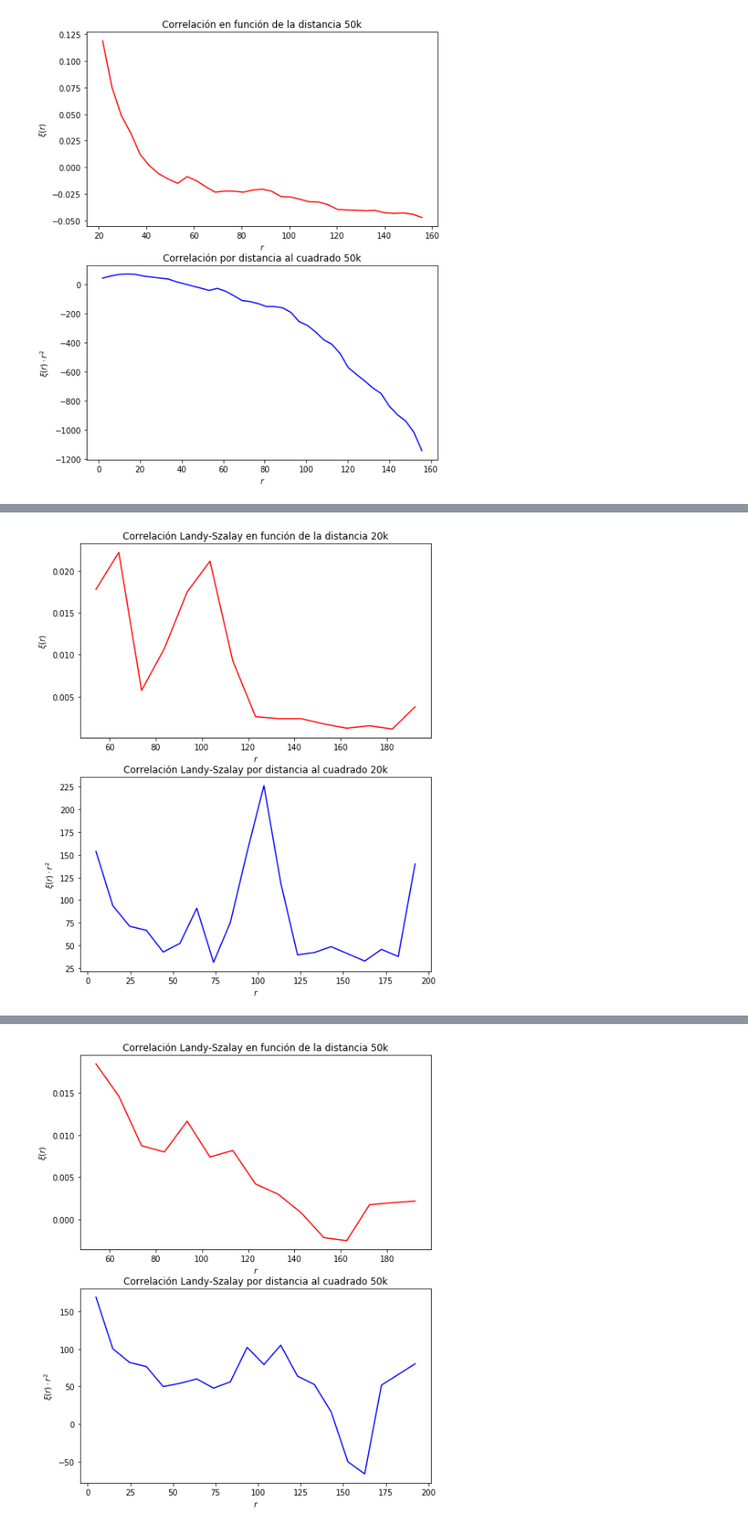
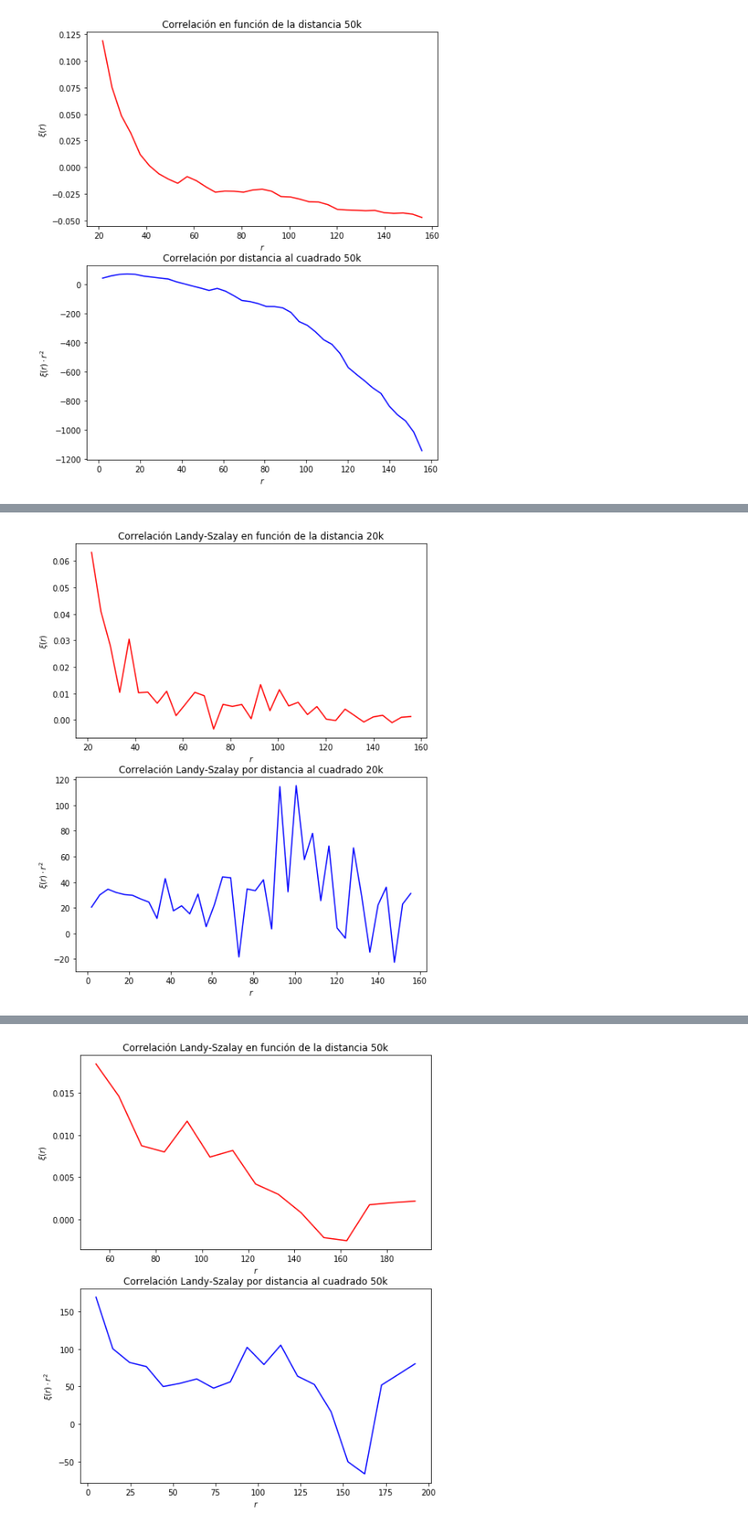
Before and after one commit to DCIDA2019/da2020-ChavezUriel, a Jupyter notebook: Remoto_Semana6/Semana6.ipynb, the cells around one changed output, grey strips where cells are left out. Shown at 85% size. Cells and saved outputs as stored; diff of their text form; code cells hidden in the pictures.

```diff
--- a/Remoto_Semana6/Semana6.ipynb
+++ b/Remoto_Semana6/Semana6.ipynb
@@ -202,4 +202,4 @@ graf(compactbins(ksils10k,5),[" Landy-Szalay","10k"],recorte=[0,20])
 # %%
-graf(compactbins(ksils20k,5),[" Landy-Szalay","20k"],recorte=[0,20])
+graf(compactbins(ksils20k,2),[" Landy-Szalay","20k"],recorte=[0,40])
 # %% [output]
-[figure, old version]
+[figure, new version]
```
Also changed, not shown: parts of 3 cells of this notebook.
